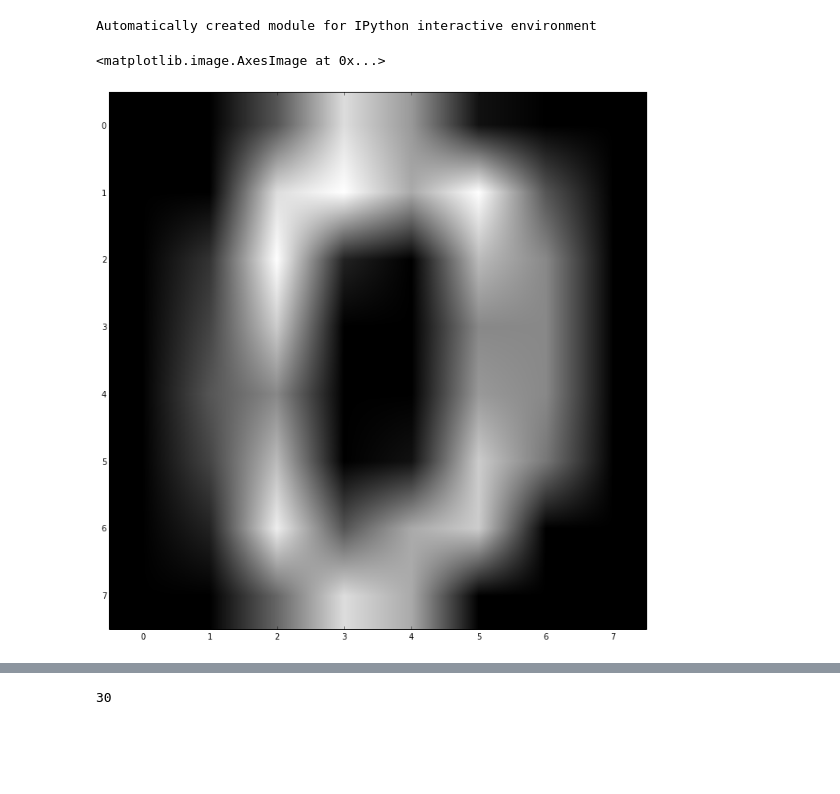
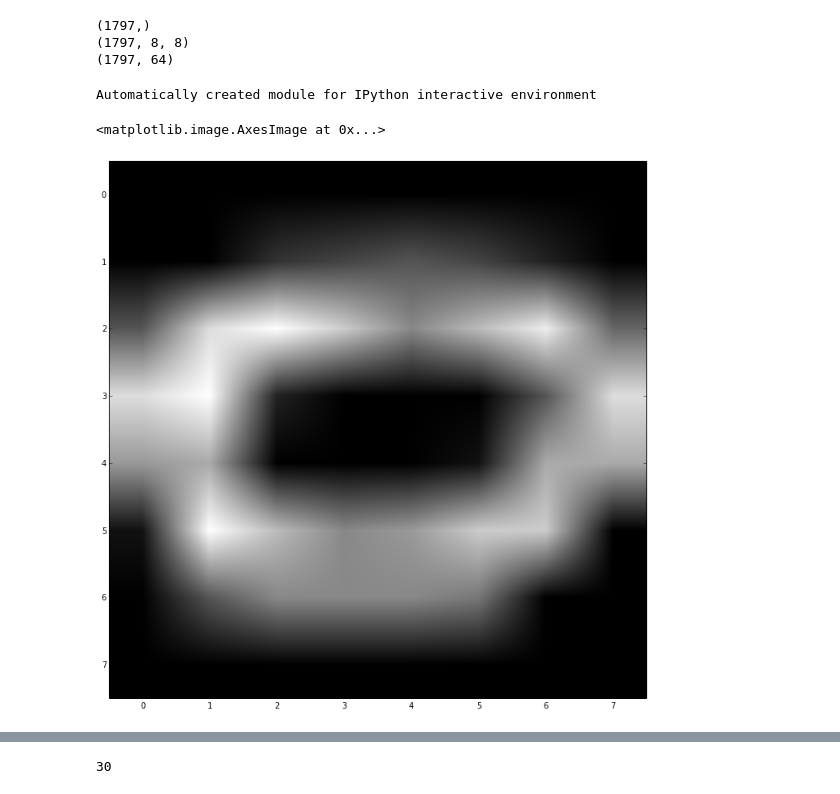
Before and after one commit to c3h3/PyData-Notes, a Jupyter notebook: trying_notes/visualization/HandWriteDigitData.ipynb, the cells around one changed output, grey strips where cells are left out. Cells and saved outputs as stored; diff of their text form; code cells hidden in the pictures; blank space fills up the shorter version.

```diff
--- a/trying_notes/visualization/Untitled0.ipynb
+++ b/trying_notes/visualization/HandWriteDigitData.ipynb
@@ -0,0 +11,2 @@
+# %%
+digits = datasets.load_digits()
@@ -1,3 +33,11 @@
+# %%
+print digits["target"].shape
+print digits["images"].shape
+print digits["data"].shape
+# %% [output]
+(1797,)
+(1797, 8, 8)
+(1797, 64)
 # %%
 %matplotlib inline
 # %%
@@ -24,10 +64,10 @@ y = digits.target
 n_samples, n_features = X.shape
 n_neighbors = 30
 # %%
-pylab.imshow(X[0,:].reshape(8,8),cmap=cm.gray)
+pylab.imshow(X[0,:].reshape(8,8).T,cmap=cm.gray)
 # %% [output]
 <matplotlib.image.AxesImage at 0x...>
-[figure, old version]
+[figure, new version]
 # %%
 row_imgs = 5
 col_imgs = 5
```
Also changed, not shown: parts of 4 cells of this notebook, 6 other files.
